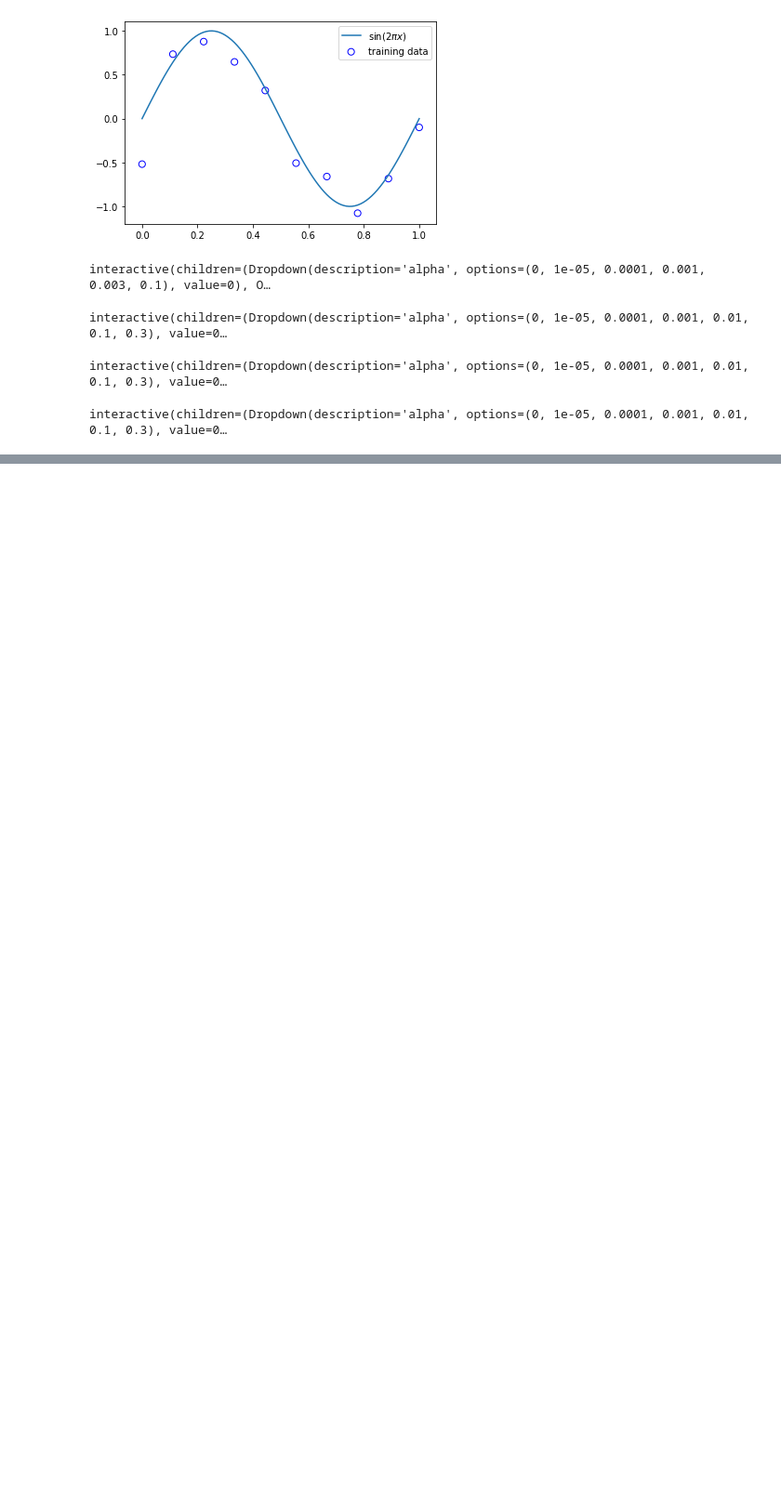
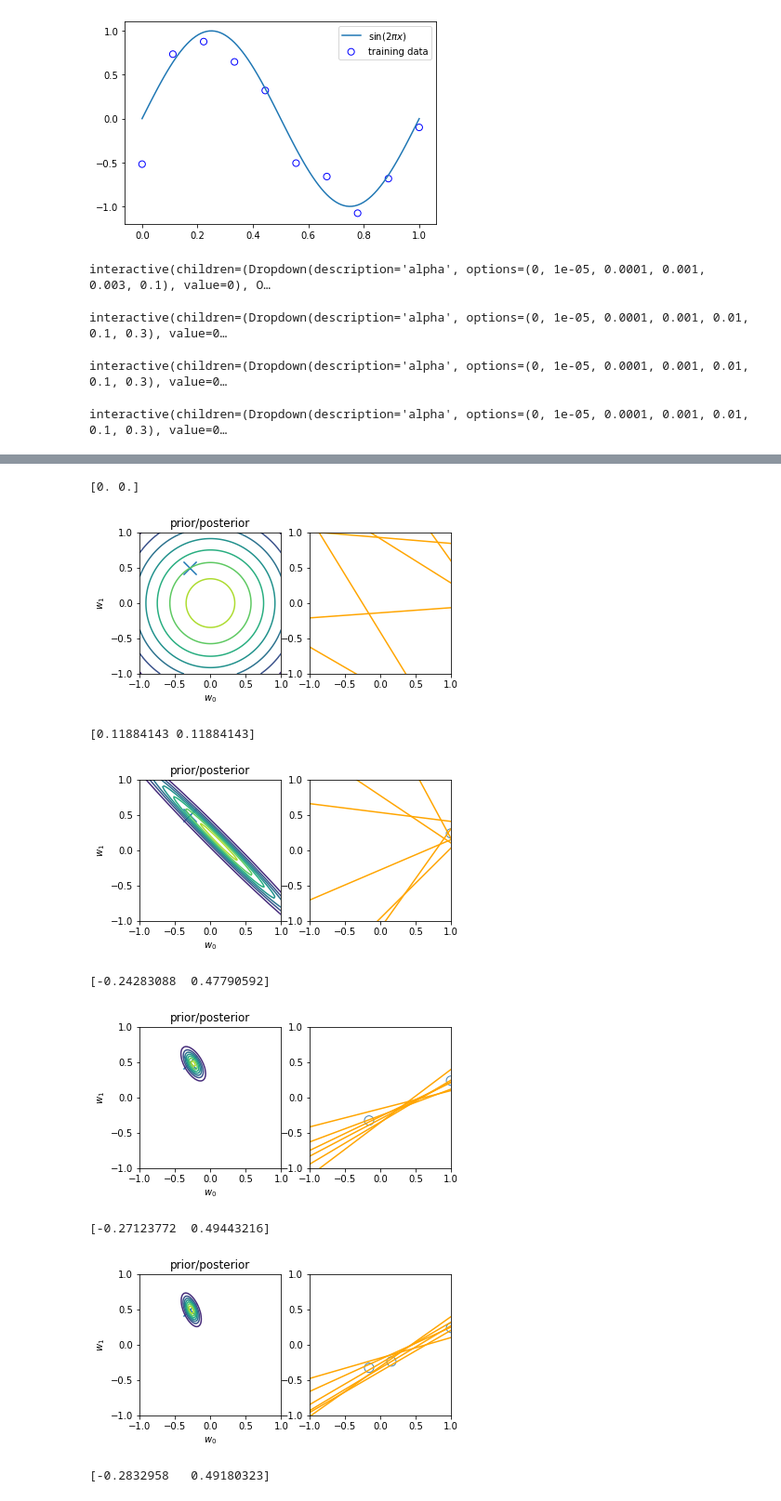
Before and after one commit to enghinomer/ML, a Jupyter notebook: Ch3.ipynb, the cells around one changed output, grey strips where cells are left out. Shown: that part at 93% size. Saved outputs shown, nothing was run; the diff lists cells and outputs as text; code cells hidden in the pictures; blank space fills up the shorter version.

```diff
--- a/Ch3.ipynb
+++ b/Ch3.ipynb
@@ -193,0 +251,55 @@ res2 = minimize(costFunctionReg, initial_theta, args=(C, XX, y), method=None, ja
+# %%
+def f(x):
+    return -0.3 + 0.5 * x
+# %%
+def bayesianLinearRegression(X, t, mean_prev, precision_prev, beta):
+    w_precision = precision_prev + beta * X.T @ X
+    w_mean = np.linalg.solve(w_precision, precision_prev @ mean_prev + beta * X.T @ t)
+    w_cov = np.linalg.inv(w_precision)
+    return w_mean, w_precision, w_cov
+# %%
+x_train, y_train = create_toy_data(f, 20, 0.1, [-1, 1])
+x = np.linspace(-1, 1, 100)
+w0, w1 = np.meshgrid(
+    np.linspace(-1, 1, 100),
+    np.linspace(-1, 1, 100))
+w = np.array([w0, w1]).transpose(1, 2, 0)
+# %%
+X_train = PolynomialFeatures(1).fit_transform(x_train.reshape(-1,1))
+X = PolynomialFeatures(1).fit_transform(x.reshape(-1,1))
+# %%
+alpha = 1
+beta = 100
+mean_prev, precision_prev = np.zeros(np.size(X, 1)), alpha * np.eye(np.size(X, 1))
+for begin, end in [[0, 0], [0, 1], [1, 2], [2, 3], [3, 20]]:
+    w_mean, w_precision, w_cov = bayesianLinearRegression(X_train[begin: end], y_train[begin: end], mean_prev, precision_prev, beta)
+    plt.subplot(1, 2, 1)
+    plt.scatter(-0.3, 0.5, s=200, marker="x")
+    plt.contour(w0, w1, multivariate_normal.pdf(w, w_mean, w_cov))
+    print(w_mean)
+    plt.gca().set_aspect('equal')
+    plt.xlabel("$w_0$")
+    plt.ylabel("$w_1$")
+    plt.title("prior/posterior")
+
+    w_sample = np.random.multivariate_normal(w_mean, w_cov, size=6)
+    y_sample = X @ w_sample.T
+    plt.subplot(1, 2, 2)
+    plt.scatter(x_train[:end], y_train[:end], s=100, facecolor="none", edgecolor="steelblue", lw=1)
+    plt.plot(x, y_sample, c="orange")
+    plt.xlim(-1, 1)
+    plt.ylim(-1, 1)
+    plt.gca().set_aspect('equal', adjustable='box')
+    plt.show()
+    mean_prev = w_mean
+    precision_prev = w_precision
+# %% [output]
+[0. 0.]
+[figure, added]
+[0.11884143 0.11884143]
+[figure, added]
+[-0.24283088  0.47790592]
+[figure, added]
+[-0.27123772  0.49443216]
+[figure, added]
+[-0.2832958   0.49180323]
```
Also changed, not shown: parts of 16 cells of this notebook.
